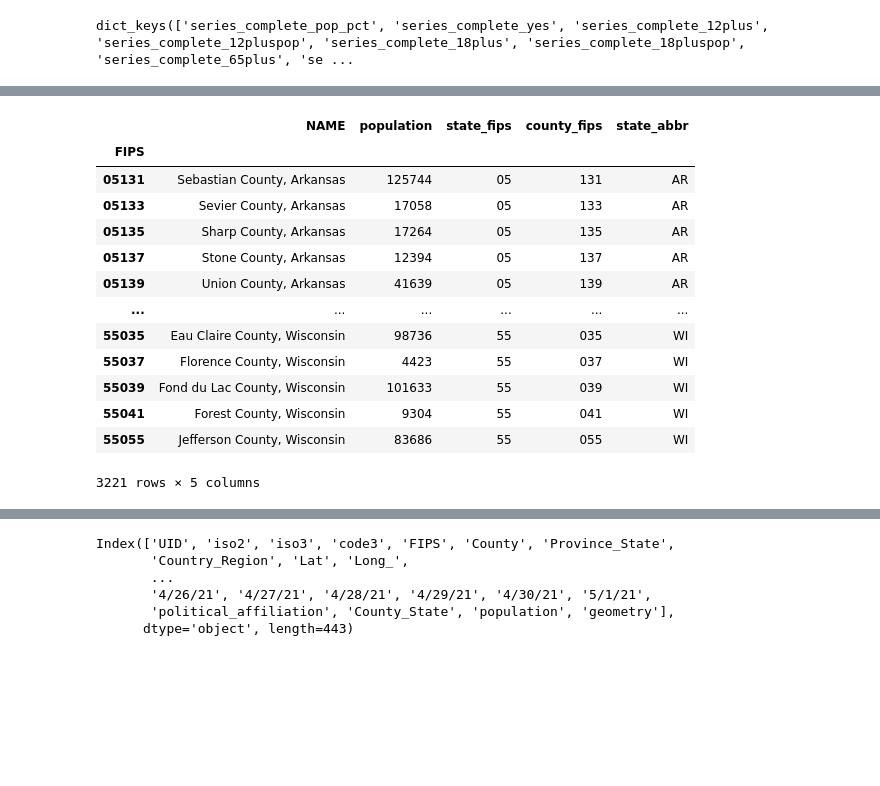
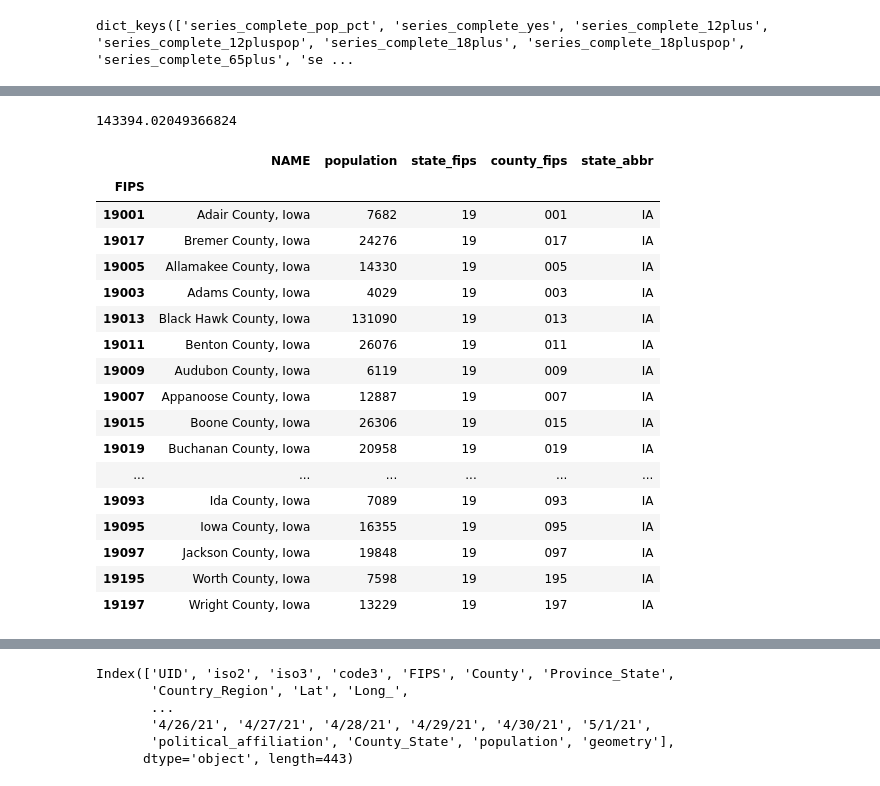
Before and after one commit to mcdomx/marks-covid-tracker, a Jupyter notebook: tracker/notebooks/tracker_notebook.ipynb, the cells around one changed output, grey strips where cells are left out. Drawn from its saved outputs; the diff is of its cells as text; code cells hidden in the pictures; blank space fills up the shorter version.

Commit message:
tracker notebook vaccinations updates

```diff
--- a/tracker/notebooks/tracker_notebook.ipynb
+++ b/tracker/notebooks/tracker_notebook.ipynb
@@ -24,6 +24,10 @@ True
 # %%
 # avoid chained assignment warnings
 pd.options.mode.chained_assignment = None
+
+# show all rows and columns
+pd.set_option('display.max_columns', None)
+pd.set_option('display.max_rows', None)
 # %%
 !pwd
 # %% [output]
@@ -378,6 +382,12 @@ class Vax_Data:
         _pop = self._population_df[self._population_df['state_abbr']==state].population.sum()
 
         return _pop
+
+    def _get_counties_by_state(self, state:str, data_type:str) -> pd.DataFrame:
+        # get a df that includes the vaccinations by country for a given state and data_type
+        rv = self.get_df(data_type=data_type)
+        rv = rv[rv.index.get_level_values(2) == state]
+        return rv
 # %%
 vd = Vax_Data(verbose=False)
 # %%
@@ -401,18 +437,26 @@ _x[_x.index.get_level_values(2) == 'MA']
+# %%
+(vd._get_counties_by_state('IA', 'series_complete_65plus')['7/9/2021']/(vd._get_counties_by_state('IA', 'series_complete_65pluspop')/100)['7/9/2021']).sum()
+# %% [output]
+143394.02049366824
 # %%
-vd._population_df
+(vd._population_df[vd._population_df['state_abbr']=='IA'])
 # %% [output]
 |  | NAME | population | state_fips | county_fips | state_abbr |
 | FIPS |  |  |  |  |  |
-| 05131 | Sebastian County, Arkansas | 125744 | 05 | 131 | AR |
-| 05133 | Sevier County, Arkansas | 17058 | 05 | 133 | AR |
-| 05135 | Sharp County, Arkansas | 17264 | 05 | 135 | AR |
-| 05137 | Stone County, Arkansas | 12394 | 05 | 137 | AR |
-| 05139 | Union County, Arkansas | 41639 | 05 | 139 | AR |
+| 19001 | Adair County, Iowa | 7682 | 19 | 001 | IA |
+| 19017 | Bremer County, Iowa | 24276 | 19 | 017 | IA |
+| 19005 | Allamakee County, Iowa | 14330 | 19 | 005 | IA |
+| 19003 | Adams County, Iowa | 4029 | 19 | 003 | IA |
+| 19013 | Black Hawk County, Iowa | 131090 | 19 | 013 | IA |
+| 19011 | Benton County, Iowa | 26076 | 19 | 011 | IA |
+| 19009 | Audubon County, Iowa | 6119 | 19 | 009 | IA |
+| 19007 | Appanoose County, Iowa | 12887 | 19 | 007 | IA |
+| 19015 | Boone County, Iowa | 26306 | 19 | 015 | IA |
+| 19019 | Buchanan County, Iowa | 20958 | 19 | 019 | IA |
 | ... | ... | ... | ... | ... | ... |
-| 55035 | Eau Claire County, Wisconsin | 98736 | 55 | 035 | WI |
-| 55037 | Florence County, Wisconsin | 4423 | 55 | 037 | WI |
-| 55039 | Fond du Lac County, Wisconsin | 101633 | 55 | 039 | WI |
-| 55041 | Forest County, Wisconsin | 9304 | 55 | 041 | WI |
-| 55055 | Jefferson County, Wisconsin | 83686 | 55 | 055 | WI |
+| 19093 | Ida County, Iowa | 7089 | 19 | 093 | IA |
+| 19095 | Iowa County, Iowa | 16355 | 19 | 095 | IA |
+| 19097 | Jackson County, Iowa | 19848 | 19 | 097 | IA |
+| 19195 | Worth County, Iowa | 7598 | 19 | 195 | IA |
+| 19197 | Wright County, Iowa | 13229 | 19 | 197 | IA |
-3221 rows × 5 columns
 # %%
```
Also changed, not shown: parts of 6 cells of this notebook, 17 other files.
